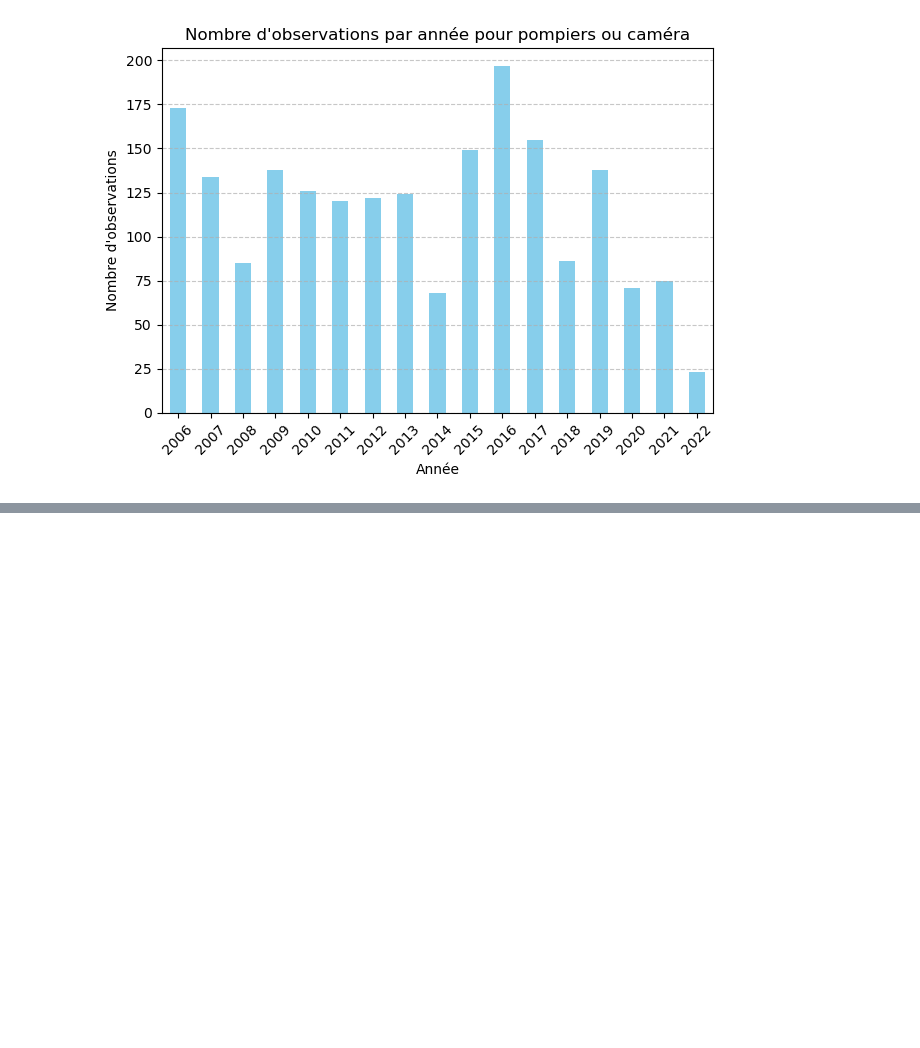
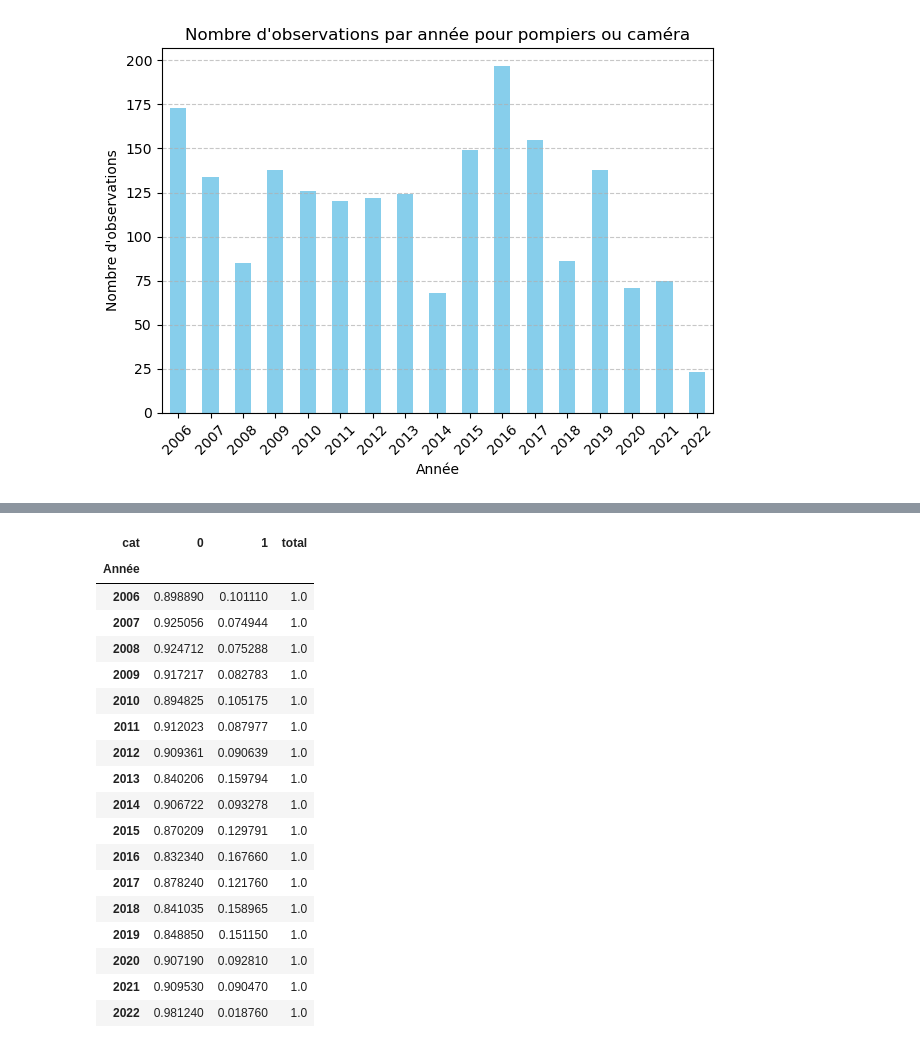
Before and after one commit to jjulietteschneider/Analyse-du-risque-des-feux-de-for-t, a Jupyter notebook: diagrammes.ipynb, the cells around one changed output, grey strips where cells are left out. Drawn from its saved outputs; the diff is of its cells as text; code cells hidden in the pictures; blank space fills up the shorter version.

```diff
--- a/diagrammes.ipynb
+++ b/diagrammes.ipynb
@@ -157,0 +213,22 @@ plt.show()
+# %%
+result
+# %% [output]
+| cat | 0 | 1 | total |
+| Année |  |  |  |
+| 2006 | 0.898890 | 0.101110 | 1.0 |
+| 2007 | 0.925056 | 0.074944 | 1.0 |
+| 2008 | 0.924712 | 0.075288 | 1.0 |
+| 2009 | 0.917217 | 0.082783 | 1.0 |
+| 2010 | 0.894825 | 0.105175 | 1.0 |
+| 2011 | 0.912023 | 0.087977 | 1.0 |
+| 2012 | 0.909361 | 0.090639 | 1.0 |
+| 2013 | 0.840206 | 0.159794 | 1.0 |
+| 2014 | 0.906722 | 0.093278 | 1.0 |
+| 2015 | 0.870209 | 0.129791 | 1.0 |
+| 2016 | 0.832340 | 0.167660 | 1.0 |
+| 2017 | 0.878240 | 0.121760 | 1.0 |
+| 2018 | 0.841035 | 0.158965 | 1.0 |
+| 2019 | 0.848850 | 0.151150 | 1.0 |
+| 2020 | 0.907190 | 0.092810 | 1.0 |
+| 2021 | 0.909530 | 0.090470 | 1.0 |
+| 2022 | 0.981240 | 0.018760 | 1.0 |
```
Also changed, not shown: parts of 14 cells of this notebook.
